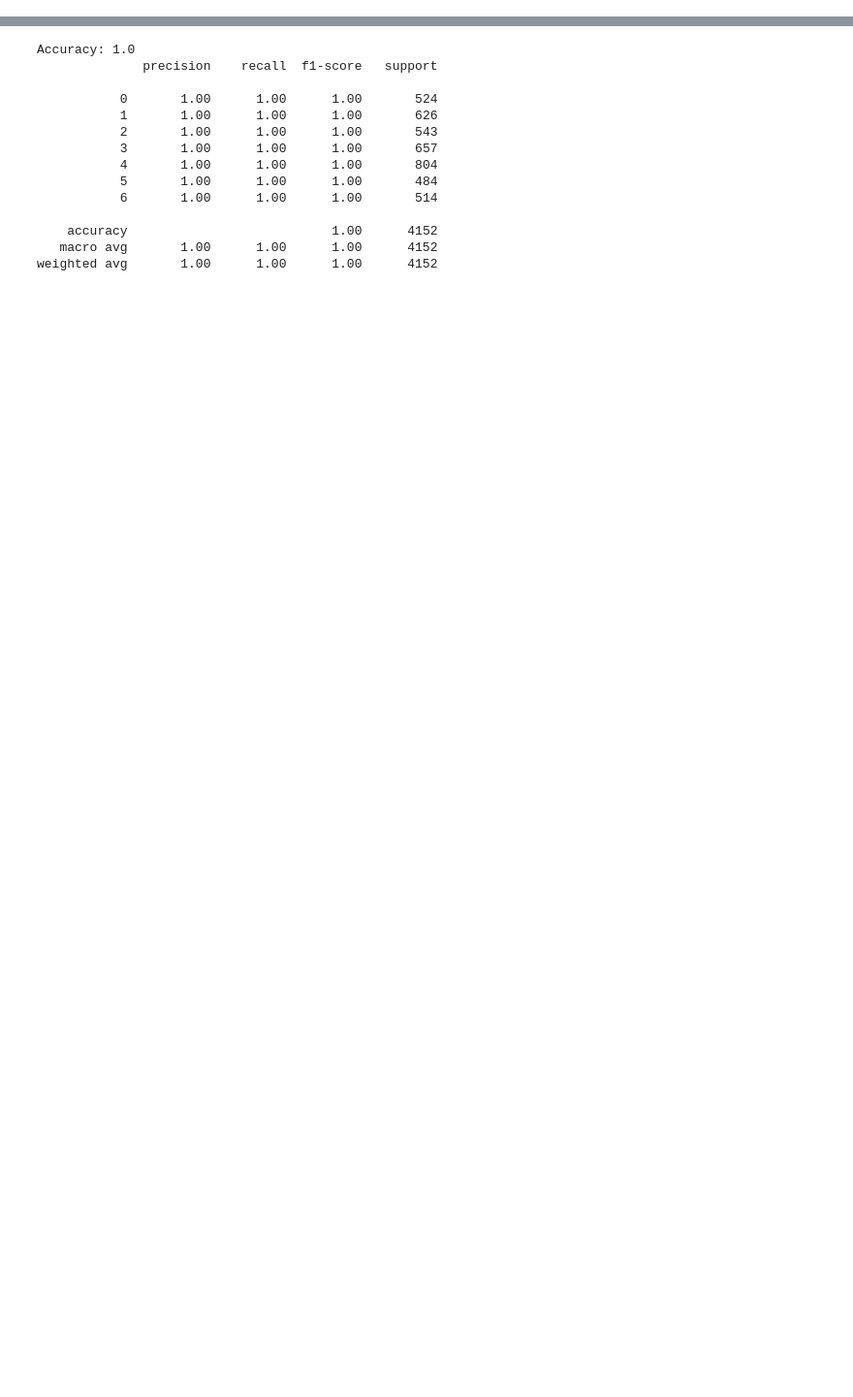
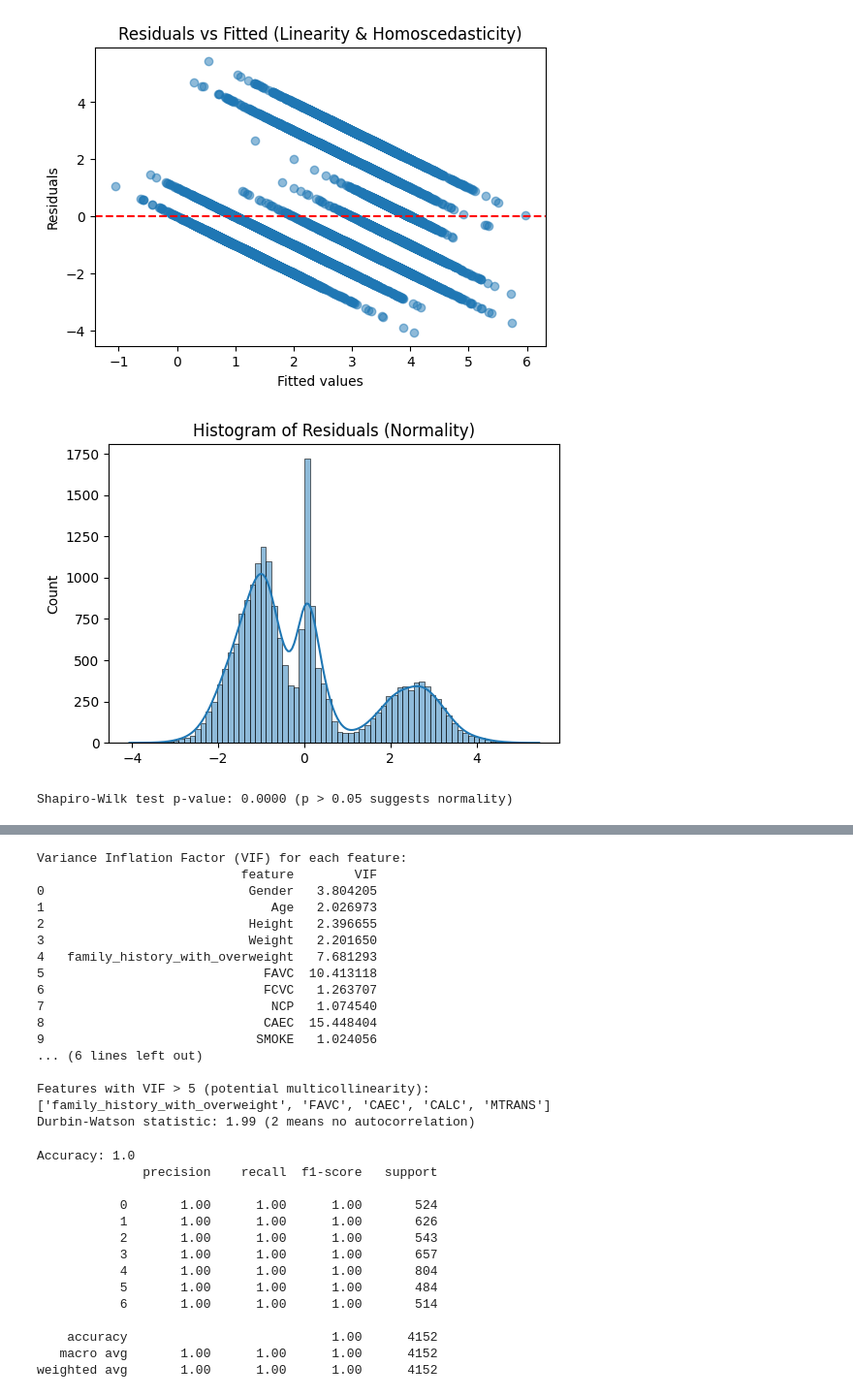
Before and after one commit to anujbansal-ncu/NCU, a Jupyter notebook: DDS-8555/week6/assignment6.ipynb, the cells around one changed output, grey strips where cells are left out. Shown at 97% size. Cells and saved outputs as stored; diff of their text form; code cells hidden in the pictures; blank space fills up the shorter version.

```diff
--- a/DDS-8555/week6/assignment6.ipynb
+++ b/DDS-8555/week6/assignment6.ipynb
@@ -47,3 +47,56 @@ def prepare_encoded_data():
     rl_test_encoded = rl_test_encoded.drop(columns=['NObeyesdad'])
 
     return rl_train_encoded, rl_test_encoded
+# %%
+import numpy as np
+import pandas as pd
+import matplotlib.pyplot as plt
+import seaborn as sns
+import statsmodels.api as sm
+from statsmodels.stats.outliers_influence import variance_inflation_factor
+from scipy.stats import shapiro
+
+# 1. Linearity & Homoscedasticity: Residuals vs Fitted
+X_const = sm.add_constant(X)
+ols_model = sm.OLS(y, X_const).fit()
+fitted_vals = ols_model.fittedvalues
+residuals = ols_model.resid
+
+plt.figure(figsize=(6,4))
+plt.scatter(fitted_vals, residuals, alpha=0.5)
+plt.axhline(0, color='red', linestyle='--')
+plt.xlabel('Fitted values')
+plt.ylabel('Residuals')
+plt.title('Residuals vs Fitted (Linearity & Homoscedasticity)')
+plt.show()
+
+# 2. Normality of residuals: Histogram and Shapiro-Wilk test
+plt.figure(figsize=(6,4))
+sns.histplot(residuals, kde=True)
+plt.title('Histogram of Residuals (Normality)')
+plt.show()
+
+stat, p = shapiro(residuals)
+print(f"Shapiro-Wilk test p-value: {p:.4f} (p > 0.05 suggests normality)")
+
+# 3. Multicollinearity: Correlation matrix (plot) and VIF
+plt.figure(figsize=(10,8))
+sns.heatmap(X.corr(), annot=True, cmap='coolwarm', fmt='.2f')
+plt.title('Correlation Matrix of Features')
+plt.show()
+
+vif_data = pd.DataFrame()
+vif_data['feature'] = X.columns
+vif_data['VIF'] = [variance_inflation_factor(X.values, i) for i in range(X.shape[1])]
+print('Variance Inflation Factor (VIF) for each feature:')
+print(vif_data)
+print('\nFeatures with VIF > 5 (potential multicollinearity):')
+print(vif_data[vif_data['VIF'] > 5]['feature'].tolist())
+
+# 4. Independence: Durbin-Watson test
+dw = sm.stats.durbin_watson(residuals)
+print(f'Durbin-Watson statistic: {dw:.2f} (2 means no autocorrelation)')
+# %% [output]
+[figure, added]
+[figure, added]
+Shapiro-Wilk test p-value: 0.0000 (p > 0.05 suggests normality)
@@ -50,3 +104,20 @@ def prepare_encoded_data():
+Variance Inflation Factor (VIF) for each feature:
+                           feature        VIF
+0                           Gender   3.804205
+1                              Age   2.026973
+2                           Height   2.396655
+3                           Weight   2.201650
+4   family_history_with_overweight   7.681293
+5                             FAVC  10.413118
+6                             FCVC   1.263707
+7                              NCP   1.074540
+8                             CAEC  15.448404
+9                            SMOKE   1.024056
+... (6 lines left out)
+
+Features with VIF > 5 (potential multicollinearity):
+['family_history_with_overweight', 'FAVC', 'CAEC', 'CALC', 'MTRANS']
+Durbin-Watson statistic: 1.99 (2 means no autocorrelation)
 # %%
 rl_train_encoded, rl_test_encoded = prepare_encoded_data()
 # Separate features and target
```
Also changed, not shown: parts of 3 cells of this notebook, 4 other files.
